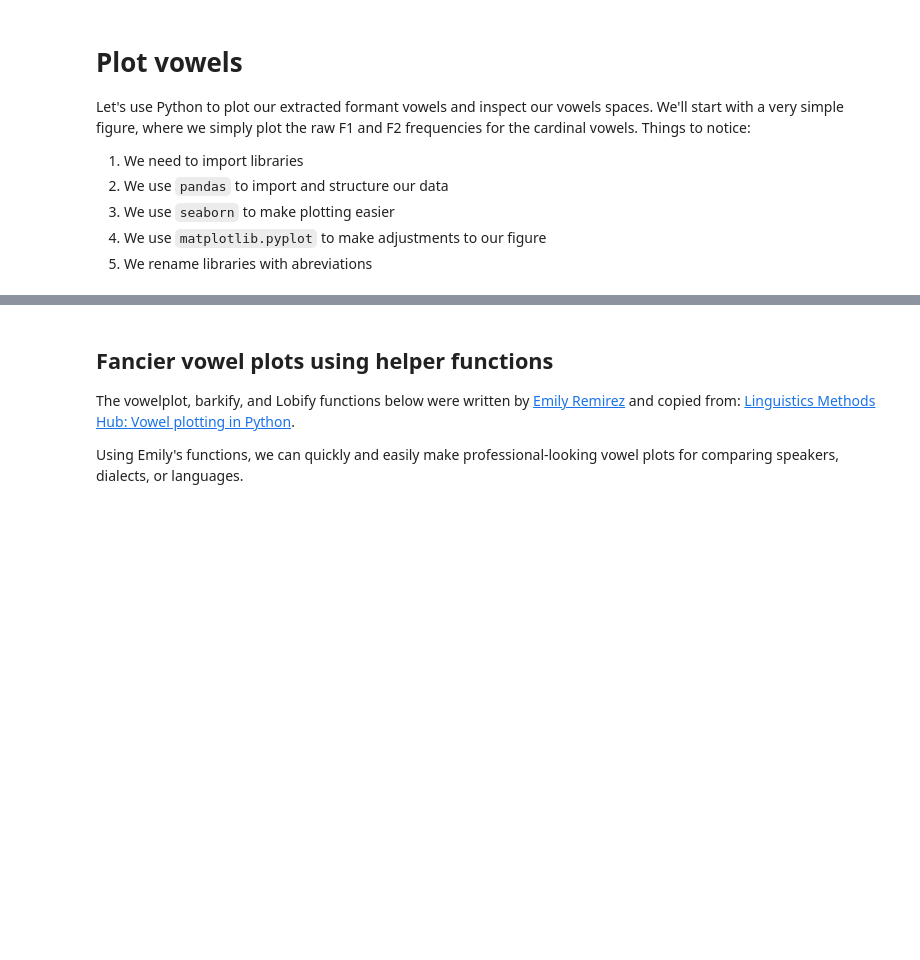
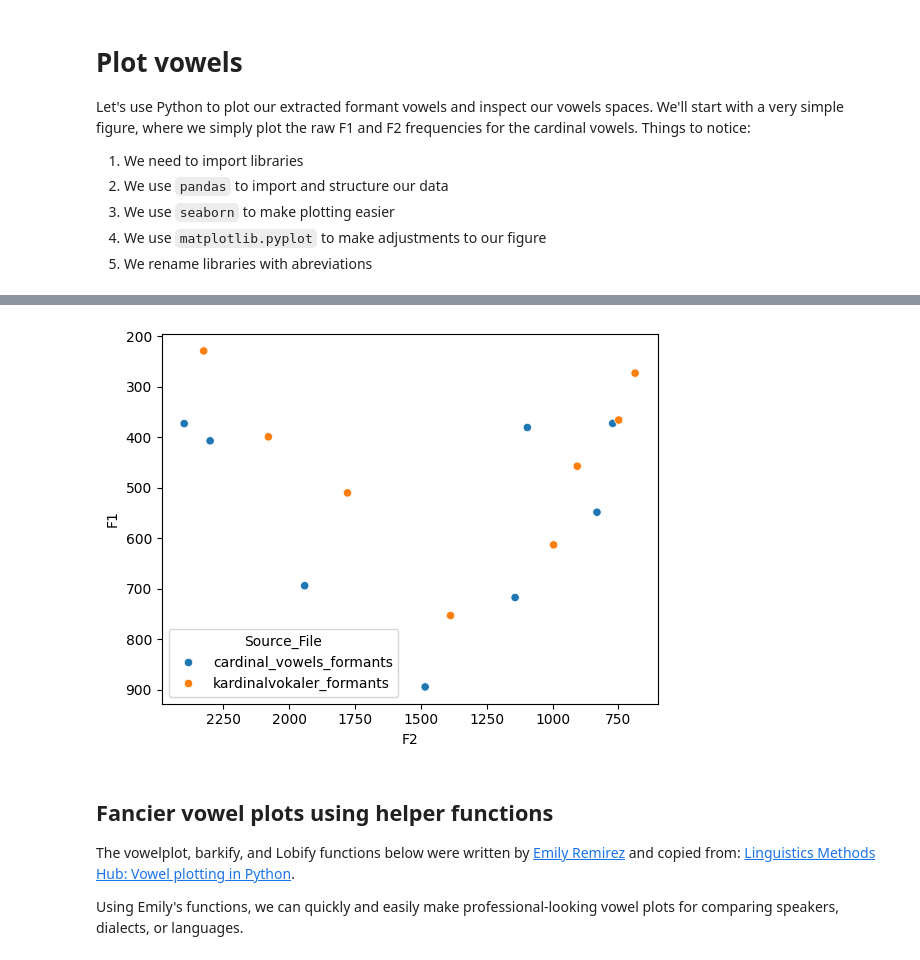
Before and after one commit to ethanweed/praat-workshop, a Jupyter notebook: advanced_vowelspace_plot.ipynb, the cells around one changed output, grey strips where cells are left out. Drawn from its saved outputs; the diff is of its cells as text; code cells hidden in the pictures; blank space fills up the shorter version.

```diff
--- a/advanced_vowelspace_plot.ipynb
+++ b/advanced_vowelspace_plot.ipynb
@@ -48,7 +66,9 @@ df
 # %%
-ax = sns.scatterplot(data=df, x=df['F2'], y=df['F1'])
+ax = sns.scatterplot(data=df, x=df['F2'], y=df['F1'], hue=df['Source_File'])
 ax.invert_yaxis()
 ax.invert_xaxis()
+# %% [output]
+[figure, added]
 # %% [markdown]
 ## Fancier vowel plots using helper functions
 
```
Also changed, not shown: parts of 9 cells of this notebook.
